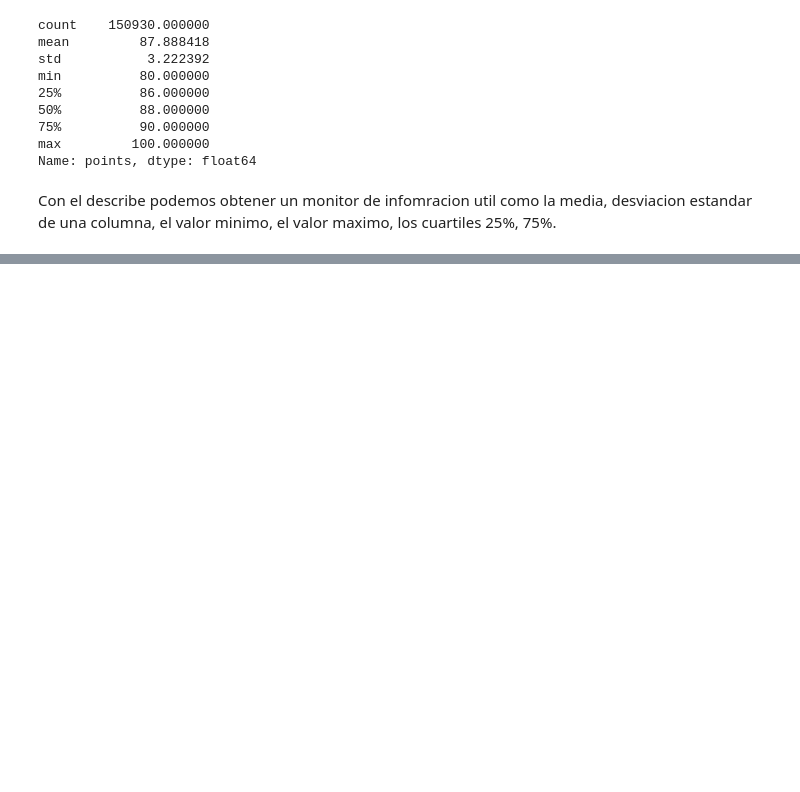
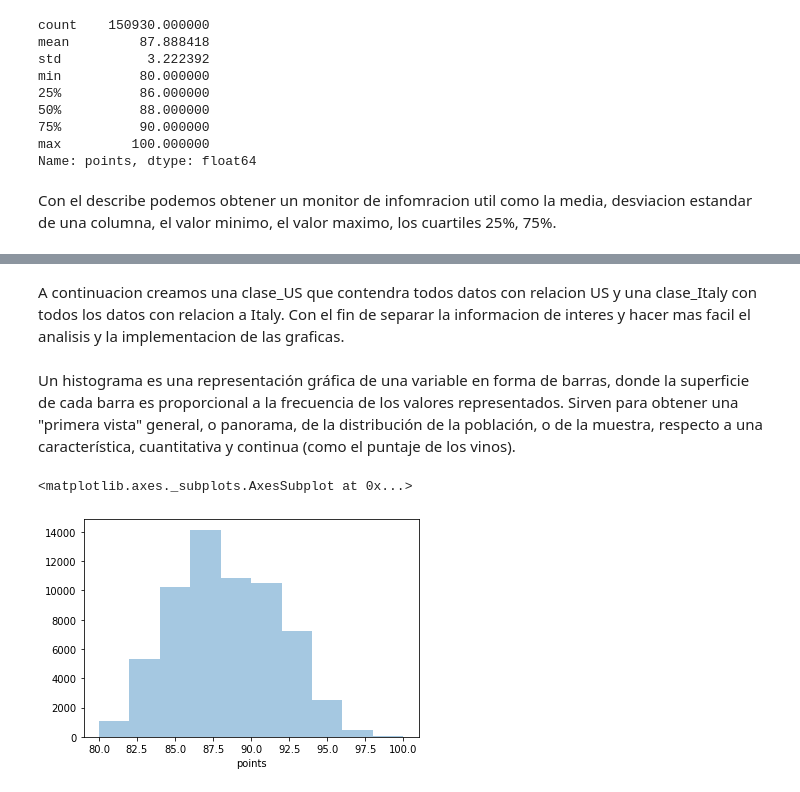
Before and after one commit to carlmuva/MINERIA-DE-DATOS, a Jupyter notebook: Practica2/Practica2.ipynb, the cells around one changed output, grey strips where cells are left out. Cells and saved outputs as stored; diff of their text form; code cells hidden in the pictures; blank space fills up the shorter version.

```diff
--- a/Practica2/Practica2.ipynb
+++ b/Practica2/Practica2.ipynb
@@ -139,0 +167,6 @@ Representan las freceuncuas y las probabilidades que tienen los datos que estan
+# %% [markdown]
+A continuacion creamos una clase_US que contendra todos datos con relacion US  y una clase_Italy con todos los datos con relacion a Italy. Con el fin de separar la informacion de interes y hacer mas facil el analisis y la implementacion de las graficas.
+# %%
+clase_US = bdvinos[bdvinos['country']=='US']
+
+clase_US.to_csv('US.csv', index=False)
@@ -139,0 +177,7 @@ Representan las freceuncuas y las probabilidades que tienen los datos que estan
+# %% [markdown]
+Un histograma es una representación gráfica de una variable en forma de barras, donde la superficie de cada barra es proporcional a la frecuencia de los valores representados. Sirven para obtener una "primera vista" general, o panorama, de la distribución de la población, o de la muestra, respecto a una característica, cuantitativa y continua (como el puntaje de los vinos).
+# %%
+sns.distplot(clase_US['points'], bins=10, kde=False)
+# %% [output]
+<matplotlib.axes._subplots.AxesSubplot at 0x...>
+[figure, added]
```
Also changed, not shown: parts of 50 cells of this notebook.
